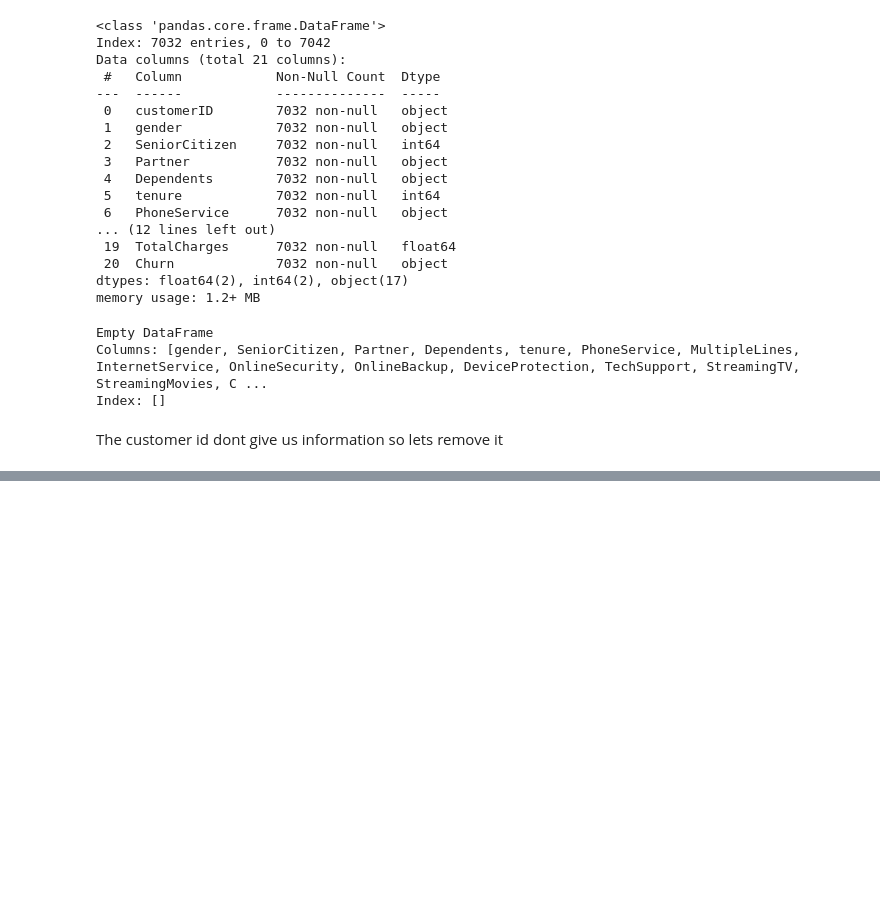
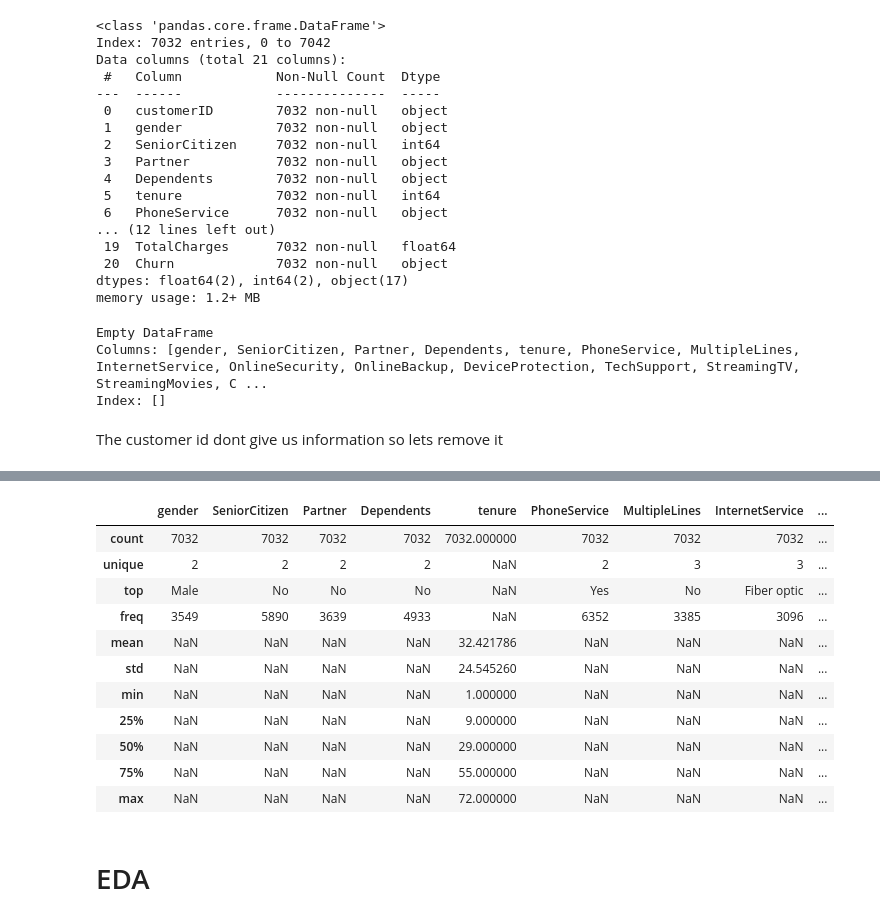
Before and after one commit to itayriche/customer_churn_prediction, a Jupyter notebook: Churn_prediction.ipynb, the cells around one changed output, grey strips where cells are left out. Cells and saved outputs as stored; diff of their text form; code cells hidden in the pictures; blank space fills up the shorter version.

```diff
--- a/Churn_prediction.ipynb
+++ b/Churn_prediction.ipynb
@@ -150 +152,4 @@ df = df.drop('customerID', axis=1)
+# %%
+# change the senior citizen column to 'No' and 'Yes'
+df['SeniorCitizen'] = df['SeniorCitizen'].replace({0: 'No', 1: 'Yes'})
 # %%
@@ -169,0 +186,18 @@ memory usage: 1.1+ MB
+# %%
+# discribe data
+df.describe(include='all')
+# %% [output]
+|  | gender | SeniorCitizen | Partner | Dependents | tenure | PhoneService | MultipleLines | InternetService | ... |
+| count | 7032 | 7032 | 7032 | 7032 | 7032.000000 | 7032 | 7032 | 7032 | ... |
+| unique | 2 | 2 | 2 | 2 | NaN | 2 | 3 | 3 | ... |
+| top | Male | No | No | No | NaN | Yes | No | Fiber optic | ... |
+| freq | 3549 | 5890 | 3639 | 4933 | NaN | 6352 | 3385 | 3096 | ... |
+| mean | NaN | NaN | NaN | NaN | 32.421786 | NaN | NaN | NaN | ... |
+| std | NaN | NaN | NaN | NaN | 24.545260 | NaN | NaN | NaN | ... |
+| min | NaN | NaN | NaN | NaN | 1.000000 | NaN | NaN | NaN | ... |
+| 25% | NaN | NaN | NaN | NaN | 9.000000 | NaN | NaN | NaN | ... |
+| 50% | NaN | NaN | NaN | NaN | 29.000000 | NaN | NaN | NaN | ... |
+| 75% | NaN | NaN | NaN | NaN | 55.000000 | NaN | NaN | NaN | ... |
+| max | NaN | NaN | NaN | NaN | 72.000000 | NaN | NaN | NaN | ... |
+# %% [markdown]
+# EDA
```
Also changed, not shown: parts of 3 cells of this notebook.
